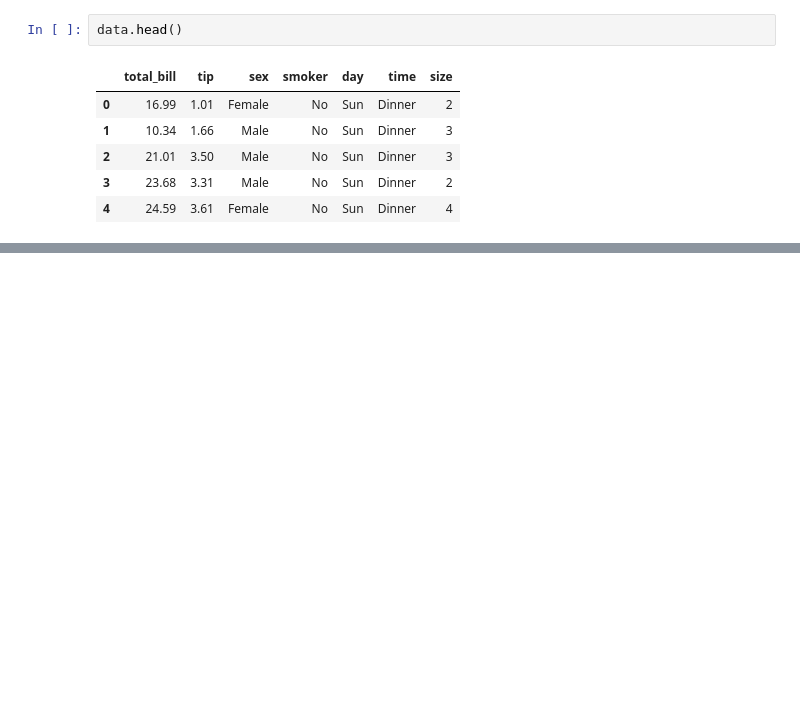
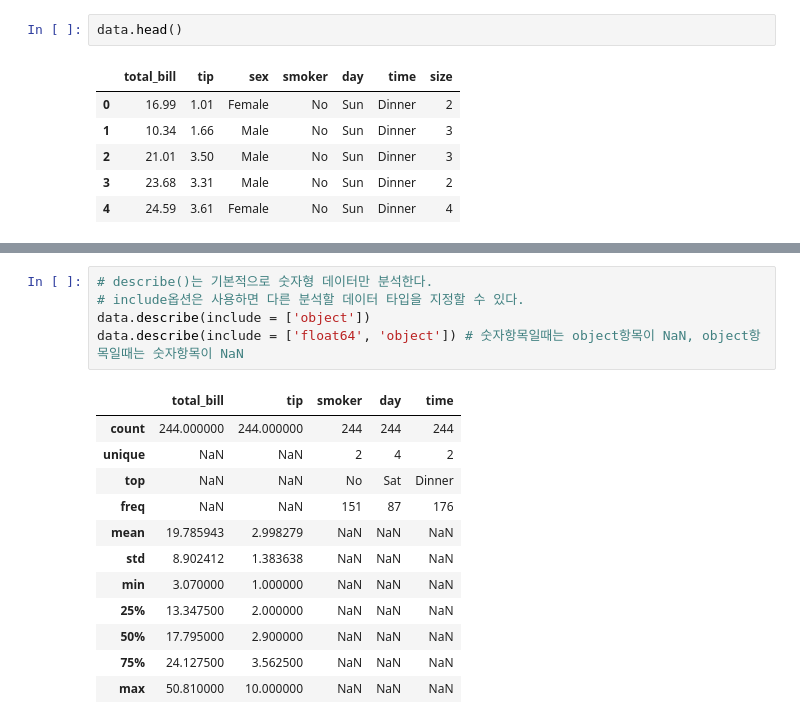
Before and after one commit to viperact/pythondemo, a Jupyter notebook: python_16_pandas.ipynb, the cells around one changed output, grey strips where cells are left out. Saved outputs shown, nothing was run; the diff lists cells and outputs as text; blank space fills up the shorter version.

```diff
--- a/python_16_pandas.ipynb
+++ b/python_16_pandas.ipynb
@@ -637,0 +774,18 @@ data.head()
+# %%
+# describe()는 기본적으로 숫자형 데이터만 분석한다.
+# include옵션은 사용하면 다른 분석할 데이터 타입을 지정할 수 있다.
+data.describe(include = ['object'])
+data.describe(include = ['float64', 'object']) # 숫자항목일때는 object항목이 NaN, object항목일때는 숫자항목이 NaN
+# %% [output]
+|  | total_bill | tip | smoker | day | time |
+| count | 244.000000 | 244.000000 | 244 | 244 | 244 |
+| unique | NaN | NaN | 2 | 4 | 2 |
+| top | NaN | NaN | No | Sat | Dinner |
+| freq | NaN | NaN | 151 | 87 | 176 |
+| mean | 19.785943 | 2.998279 | NaN | NaN | NaN |
+| std | 8.902412 | 1.383638 | NaN | NaN | NaN |
+| min | 3.070000 | 1.000000 | NaN | NaN | NaN |
+| 25% | 13.347500 | 2.000000 | NaN | NaN | NaN |
+| 50% | 17.795000 | 2.900000 | NaN | NaN | NaN |
+| 75% | 24.127500 | 3.562500 | NaN | NaN | NaN |
+| max | 50.810000 | 10.000000 | NaN | NaN | NaN |
```
Also changed, not shown: parts of 48 cells of this notebook.
